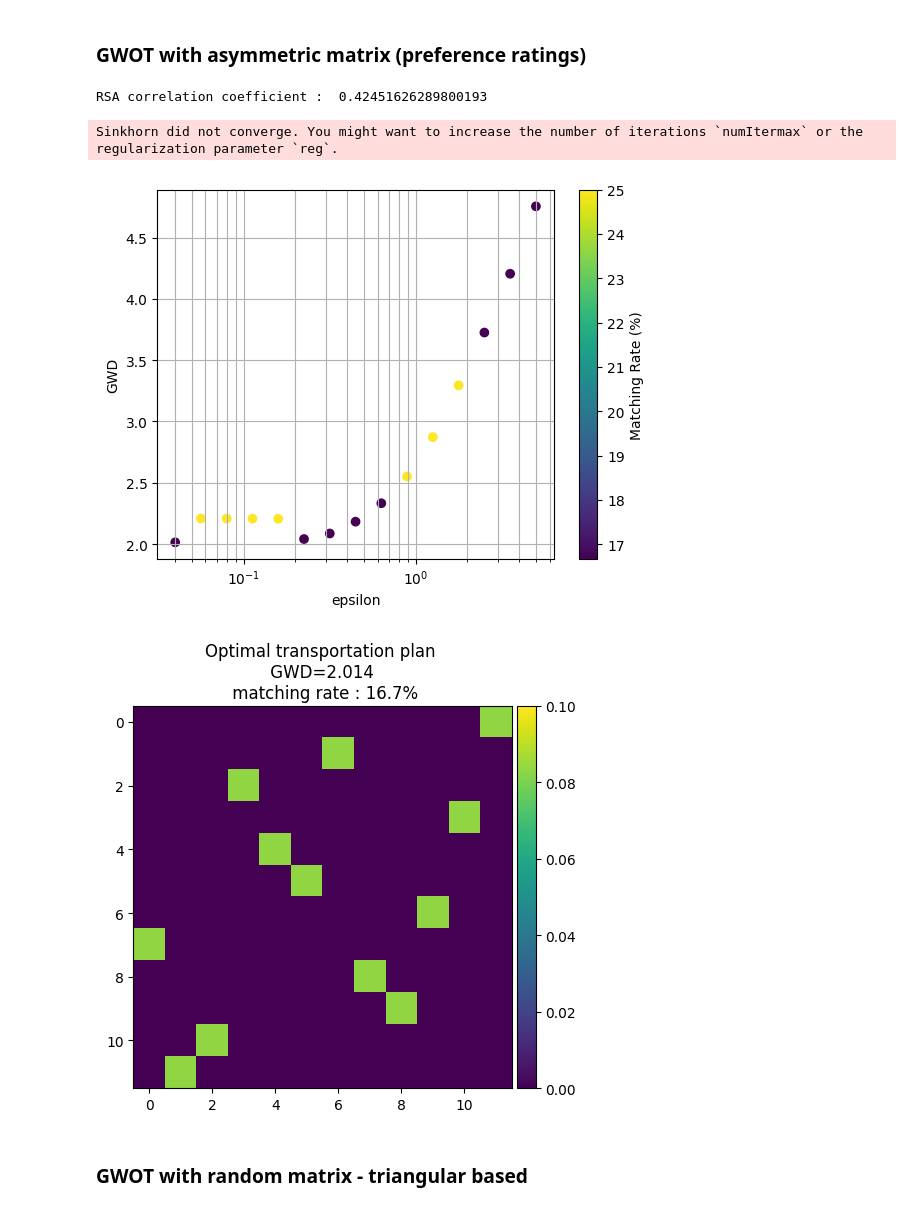
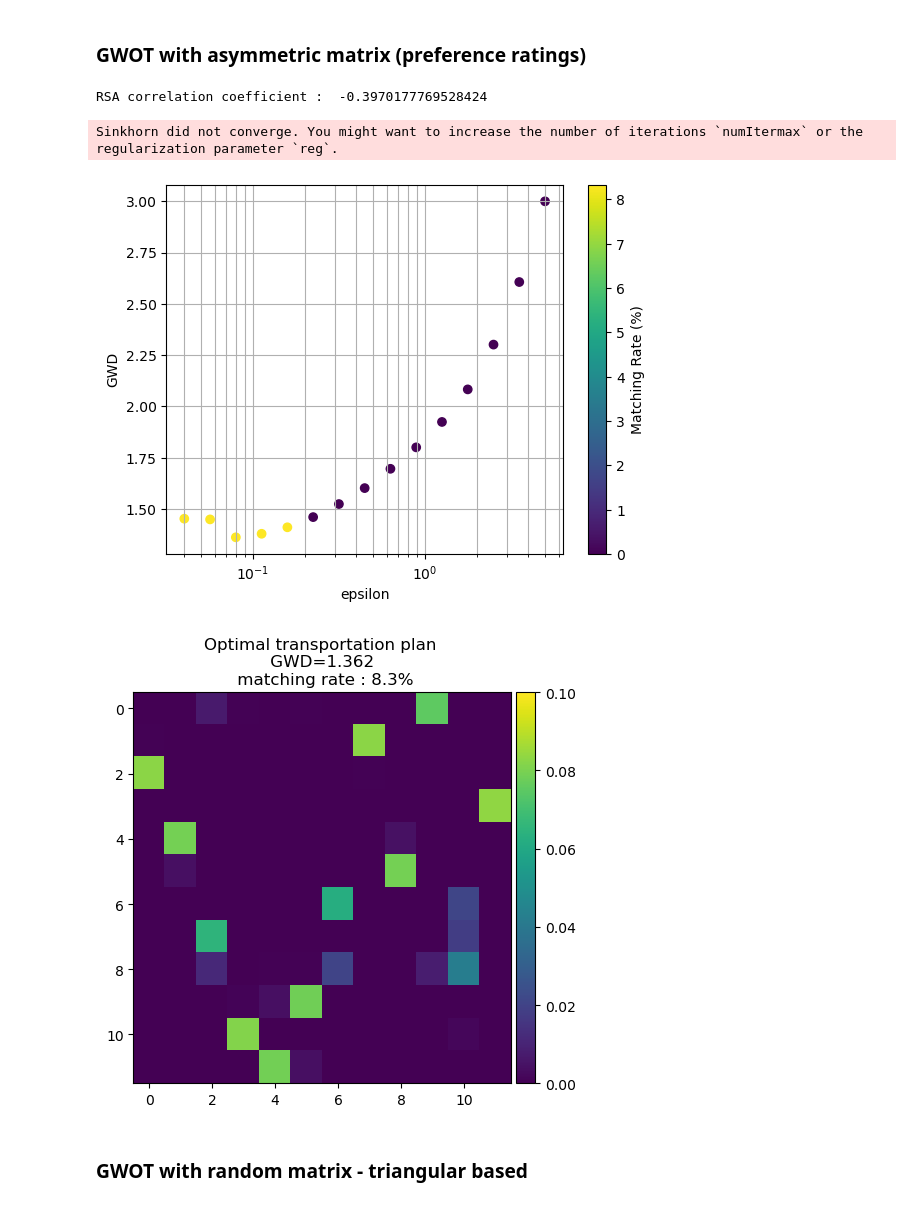
Before and after one commit to MtKana/GWOT_colorprefrencequalia, a Jupyter notebook: GWOT_2024_9.ipynb, the cells around one changed output. Drawn from its saved outputs; the diff is of its cells as text; code cells hidden in the pictures.

```diff
--- a/GWOT_2024_9.ipynb
+++ b/GWOT_2024_9.ipynb
@@ -272,7 +272,7 @@ for c1, c2, tp in zip(colour1_1, colour2_1, target_preference_1):
     matrix_1[I, j] = tp
 
 # Load the second CSV file
-df_PM2 = pd.read_csv('raw_data/color_preference_qualia/239485_mike_kana_colourPreferenceQualia_2024-09-26_10h56.02.764.csv')
+df_PM2 = pd.read_csv('raw_data/color_preference_qualia/721430_angus_kana_colourPreferenceQualia_2024-09-25_11h22.04.672.csv')
 
 # Extract columns
 colour1_2 = df_PM2['colour1']
@@ -359,11 +345,7 @@ show_heatmaps( 0, 7, matrices=[no_value_mapping_1_sym, no_value_mapping_2_sym],
 value_mapped_raw_1 = np.vectorize(transform_value)(matrix_1)
 
 # Set the diagonal elements to zero
-np.fill_diagonal(value_mapped_raw_1, np.nan)
-
-# Set the lower triangular part of the matrix to NaN
-lower_tri_indices = np.tril_indices(matrix_size, -1)
-value_mapped_raw_1[lower_tri_indices] = np.nan
+np.fill_diagonal(value_mapped_raw_1, 0)
 
 # Convert to DataFrame for better readability
 value_mapped_raw_1_df = pd.DataFrame(value_mapped_raw_1, index=unique_colours, columns=unique_colours)
@@ -372,11 +354,7 @@ value_mapped_raw_1_df = pd.DataFrame(value_mapped_raw_1, index=unique_colours, c
 value_mapped_raw_2 = np.vectorize(transform_value)(matrix_2)
 
 # Set the diagonal elements to zero
-np.fill_diagonal(value_mapped_raw_2, np.nan)
-
-# Set the lower triangular part of the matrix to NaN
-lower_tri_indices = np.tril_indices(matrix_size, -1)
-value_mapped_raw_2[lower_tri_indices] = np.nan
+np.fill_diagonal(value_mapped_raw_2, 0)
 
 # Convert to DataFrame for better readability
 value_mapped_raw_2_df = pd.DataFrame(value_mapped_raw_2, index=unique_colours, columns=unique_colours)
@@ -691,14 +621,14 @@ array([[-0.35233836,  0.23622911,  0.09260545],
 # %% [markdown]
 ### GWOT with asymmetric matrix (preference ratings)
 # %%
-RSA_corr = RSA(value_mapped_as_1, value_mapped_as_2)
+RSA_corr = RSA(value_mapped_raw_1, value_mapped_raw_2)
 print('RSA correlation coefficient : ', RSA_corr)
-OT_plan_as, gwds_as, matching_rates_as = GWD_and_plot(value_mapped_as_1, value_mapped_as_2, epsilons)
+OT_plan_as, gwds_as, matching_rates_as = GWD_and_plot(value_mapped_raw_1, value_mapped_raw_2, epsilons)
 # %% [output]
-RSA correlation coefficient :  0.42451626289800193
+RSA correlation coefficient :  -0.3970177769528424
 Sinkhorn did not converge. You might want to increase the number of iterations `numItermax` or the regularization parameter `reg`.
-[figure, old version]
+[figure, new version]
-[figure, old version]
+[figure, new version]
 # %% [markdown]
 ### GWOT with random matrix - triangular based
 # %% [markdown]
```
Also changed, not shown: parts of 34 cells of this notebook.
